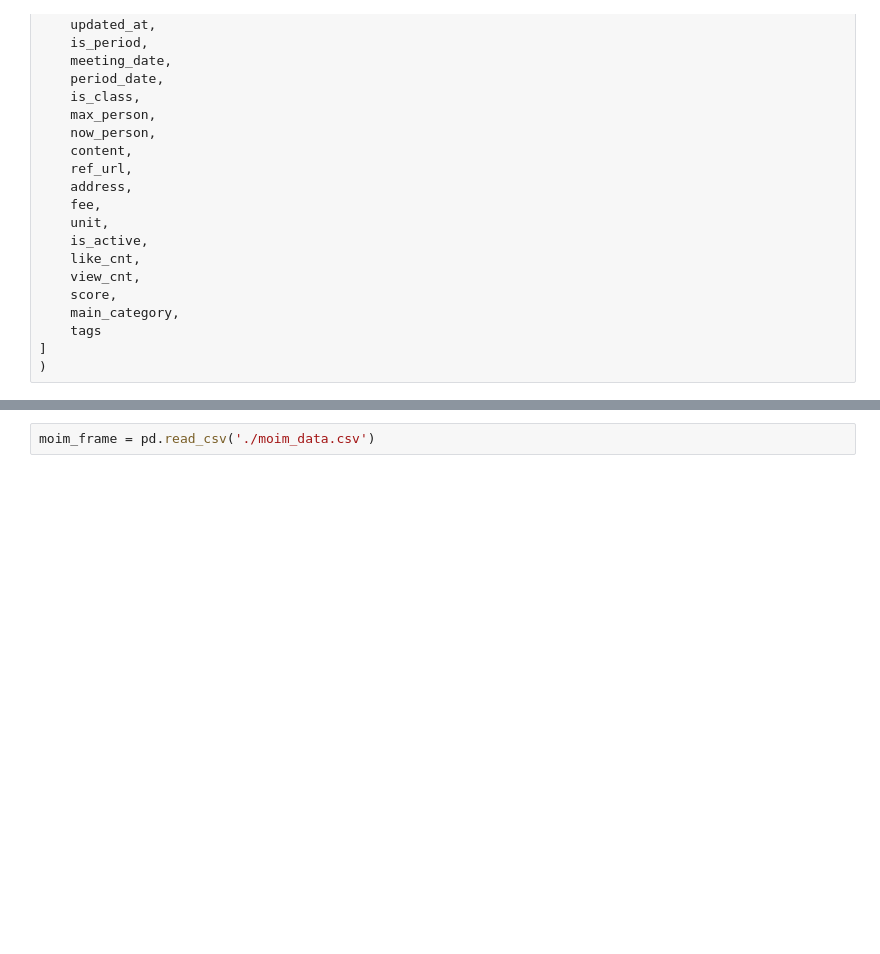
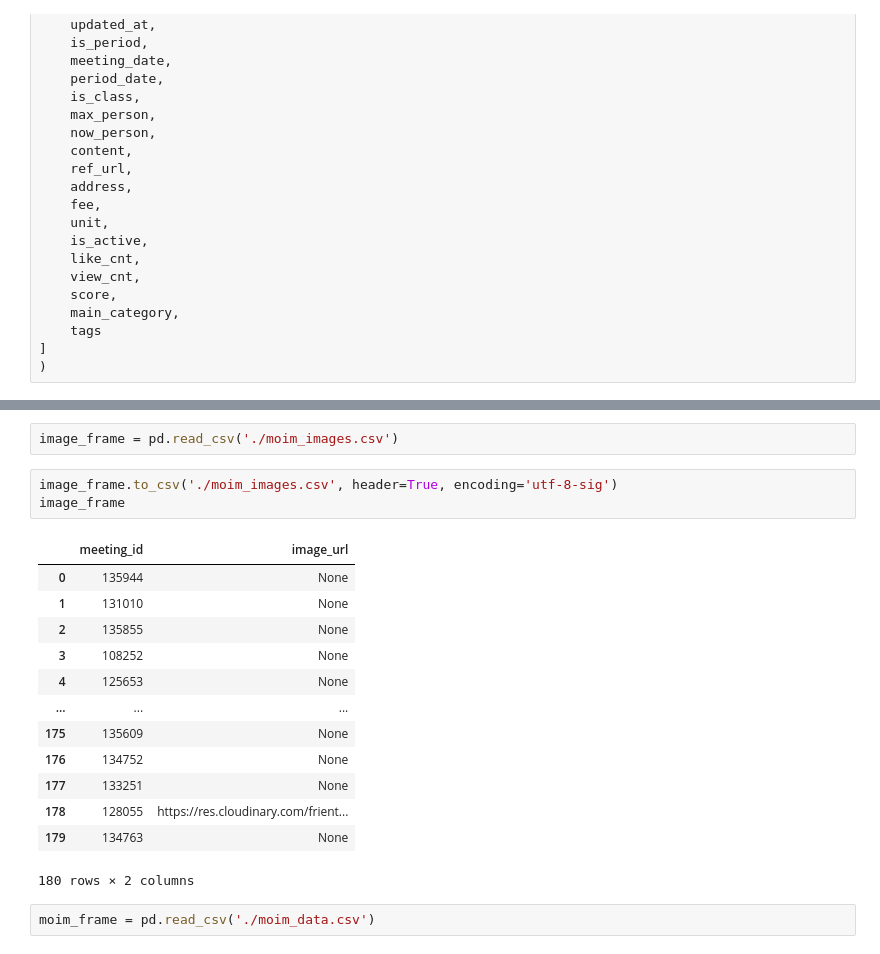
Before and after one commit to sht3898/wiselife, a Jupyter notebook: Data/moim_parsing.ipynb, the cells around one changed output, grey strips where cells are left out. Saved outputs shown, nothing was run; the diff lists cells and outputs as text; blank space fills up the shorter version.

```diff
--- a/Data/moim_parsing.ipynb
+++ b/Data/moim_parsing.ipynb
@@ -287,2 +292,21 @@ image_frame
+# %%
+image_frame = pd.read_csv('./moim_images.csv')
+# %%
+image_frame.to_csv('./moim_images.csv', header=True, encoding='utf-8-sig')
+image_frame
+# %% [output]
+|  | meeting_id | image_url |
+| 0 | 135944 | None |
+| 1 | 131010 | None |
+| 2 | 135855 | None |
+| 3 | 108252 | None |
+| 4 | 125653 | None |
+| ... | ... | ... |
+| 175 | 135609 | None |
+| 176 | 134752 | None |
+| 177 | 133251 | None |
+| 178 | 128055 | https://res.cloudinary.com/frient... |
+| 179 | 134763 | None |
+180 rows × 2 columns
 # %%
 moim_frame = pd.read_csv('./moim_data.csv')
```
Also changed, not shown: parts of 9 cells of this notebook, 7 other files.
